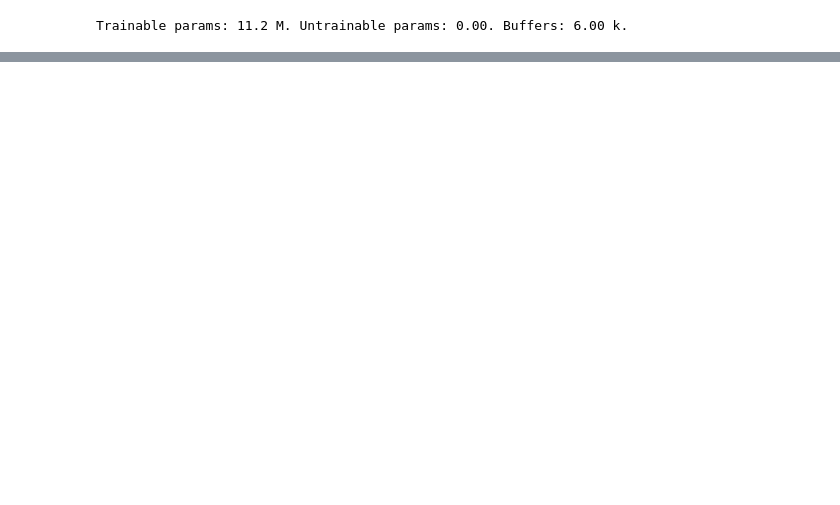
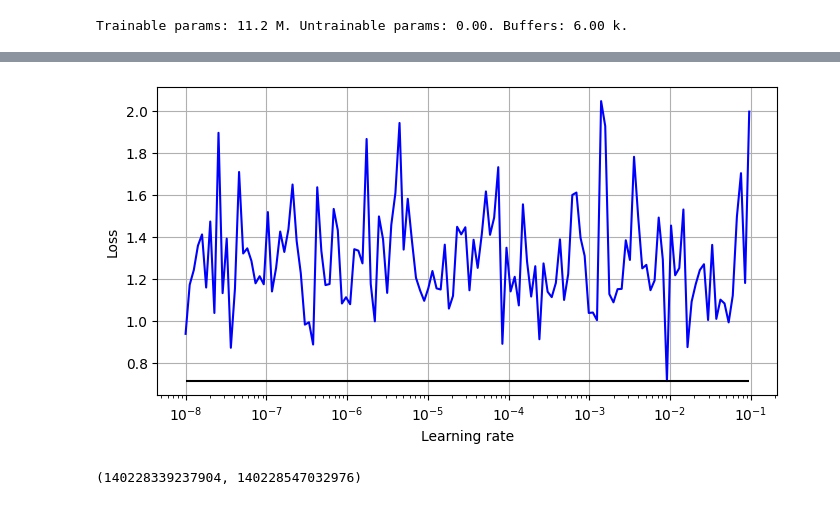
Before and after one commit to vaharoni/cv-sprint, a Jupyter notebook: models/05-resnet-03.ipynb, the cells around one changed output, grey strips where cells are left out. Saved outputs shown, nothing was run; the diff lists cells and outputs as text; code cells hidden in the pictures; blank space fills up the shorter version.

```diff
--- a/models/05-resnet-03.ipynb
+++ b/models/05-resnet-03.ipynb
@@ -279 +341,11 @@ Loaded model resnet-18-01 from checkpoint 1. epoch=40, step=31280. train_loss=0.
+# %%
+res = model2.cache(1).find_lr(test_dl, optimizer_cls=torch.optim.SGD)
+res.plot(end=0.1)
+# %% [output]
+[figure, added]
+# %%
+# DEBUG
+id(model2.setup_manager), id(model2.checkpoints[1].setup_manager_copy)
+# %% [output]
+(140228339237904, 140228547032976)
 # %%
```
Also changed, not shown: parts of 48 cells of this notebook, 4 other files.
